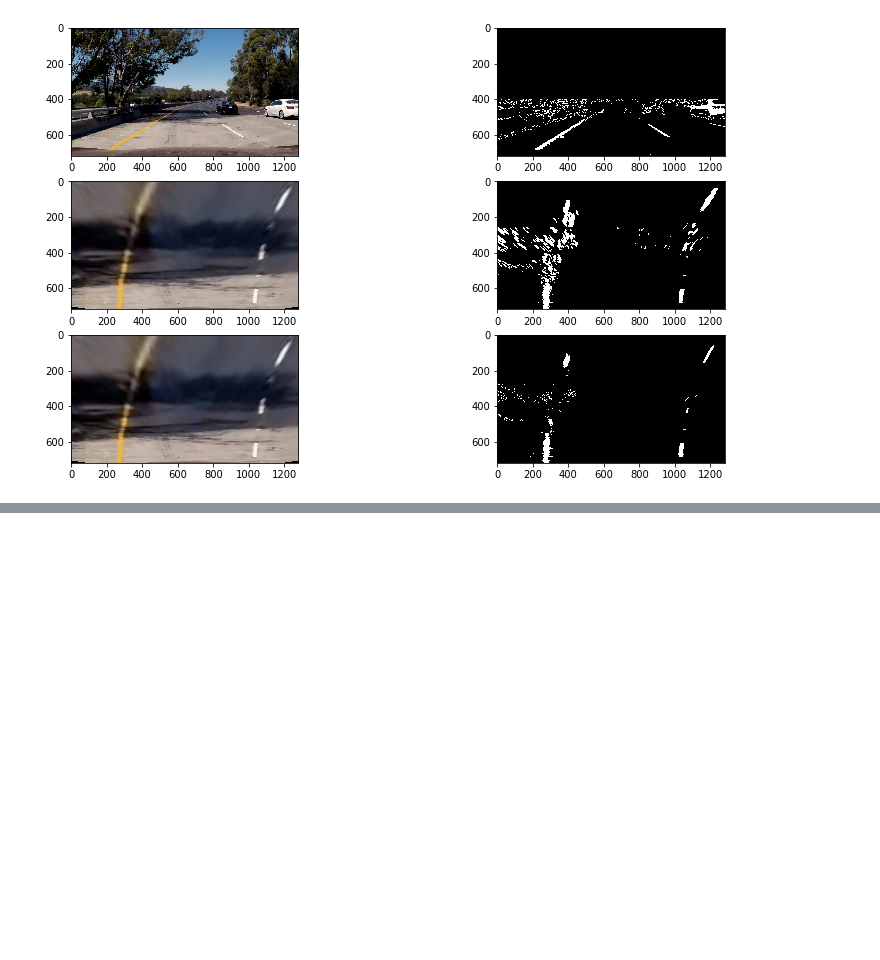
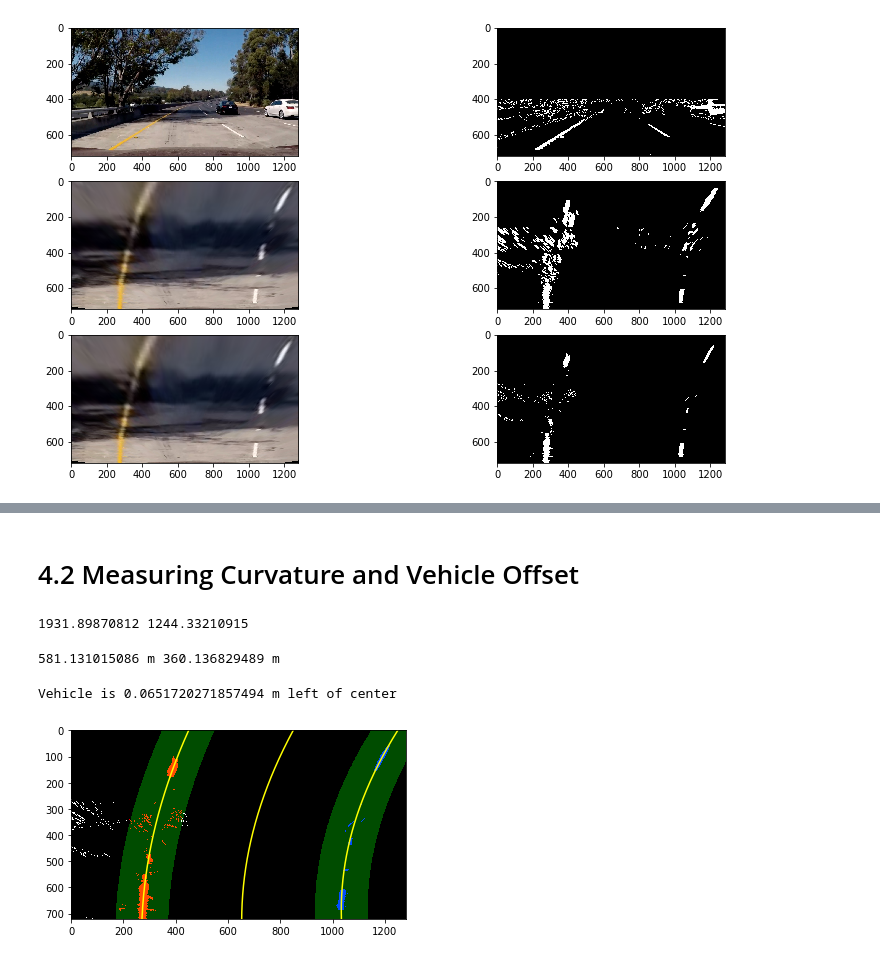
Before and after one commit to johannesdeselaers/CarND-Advanced-Lane-Lines, a Jupyter notebook: LaneDetectionPipeline.ipynb, the cells around one changed output, grey strips where cells are left out. Drawn from its saved outputs; the diff is of its cells as text; code cells hidden in the pictures; blank space fills up the shorter version.

```diff
--- a/LaneDetectionPipeline.ipynb
+++ b/LaneDetectionPipeline.ipynb
@@ -340,0 +519,28 @@ imsave('output_images/test5_bridseye_thresholded.jpg', birdseye_binary_2*255)
+# %% [markdown]
+# 4.2 Measuring Curvature and Vehicle Offset
+# %%
+# Define y-value where we want radius of curvature
+# I'll choose the maximum y-value, corresponding to the bottom of the image
+y_eval = np.max(ploty)/2
+left_curverad = ((1 + (2*left_fit[0]*y_eval + left_fit[1])**2)**1.5) / np.absolute(2*left_fit[0])
+right_curverad = ((1 + (2*right_fit[0]*y_eval + right_fit[1])**2)**1.5) / np.absolute(2*right_fit[0])
+print(left_curverad, right_curverad)
+# Example values: 1926.74 1908.48
+# %% [output]
+1931.89870812 1244.33210915
+# %%
+# Define conversions in x and y from pixels space to meters
+ym_per_pix = 30/720 # meters per pixel in y dimension
+xm_per_pix = 3.7/700 # meters per pixel in x dimension
+
+# Fit new polynomials to x,y in world space
+left_fit_cr = np.polyfit(ploty*ym_per_pix, left_fitx*xm_per_pix, 2)
+right_fit_cr = np.polyfit(ploty*ym_per_pix, right_fitx*xm_per_pix, 2)
+# Calculate the new radii of curvature
+left_curverad = ((1 + (2*left_fit_cr[0]*y_eval*ym_per_pix + left_fit_cr[1])**2)**1.5) / np.absolute(2*left_fit_cr[0])
+right_curverad = ((1 + (2*right_fit_cr[0]*y_eval*ym_per_pix + right_fit_cr[1])**2)**1.5) / np.absolute(2*right_fit_cr[0])
+# Now our radius of curvature is in meters
+print(left_curverad, 'm', right_curverad, 'm')
+# Example values: 632.1 m    626.2 m
+# %% [output]
+581.131015086 m 360.136829489 m
@@ -340,0 +577,25 @@ imsave('output_images/test5_bridseye_thresholded.jpg', birdseye_binary_2*255)
+# %%
+# Compute the lane center as the average of the two polynomials
+center_fit = (left_fit + right_fit) / 2
+ploty = np.linspace(0, binary_warped.shape[0]-1, binary_warped.shape[0] )
+center_fitx = center_fit[0]*ploty**2 + center_fit[1]*ploty + center_fit[2]
+
+plt.imshow(result)
+plt.plot(left_fitx, ploty, color='yellow')
+plt.plot(right_fitx, ploty, color='yellow')
+plt.plot(center_fitx, ploty, color='yellow')
+plt.xlim(0, 1280)
+plt.ylim(720, 0)
+
+xm_per_pix = 3.7 / 700
+
+# Compute the offset as the difference between the image center (in x dimension)
+# and the value of the lance center in image space
+# multiplied by the scale factor to convert to real world coordinates
+offset = (image.shape[1] / 2 - center_fitx[719]) * 3.7 / 700
+
+left_or_right = 'left' if offset < 0 else 'right'
+print('Vehicle is {} m {} of center'.format(np.abs(offset), left_or_right))
+# %% [output]
+Vehicle is 0.0651720271857494 m left of center
+[figure, added]
```
Also changed, not shown: parts of 20 cells of this notebook, 1 other file.
